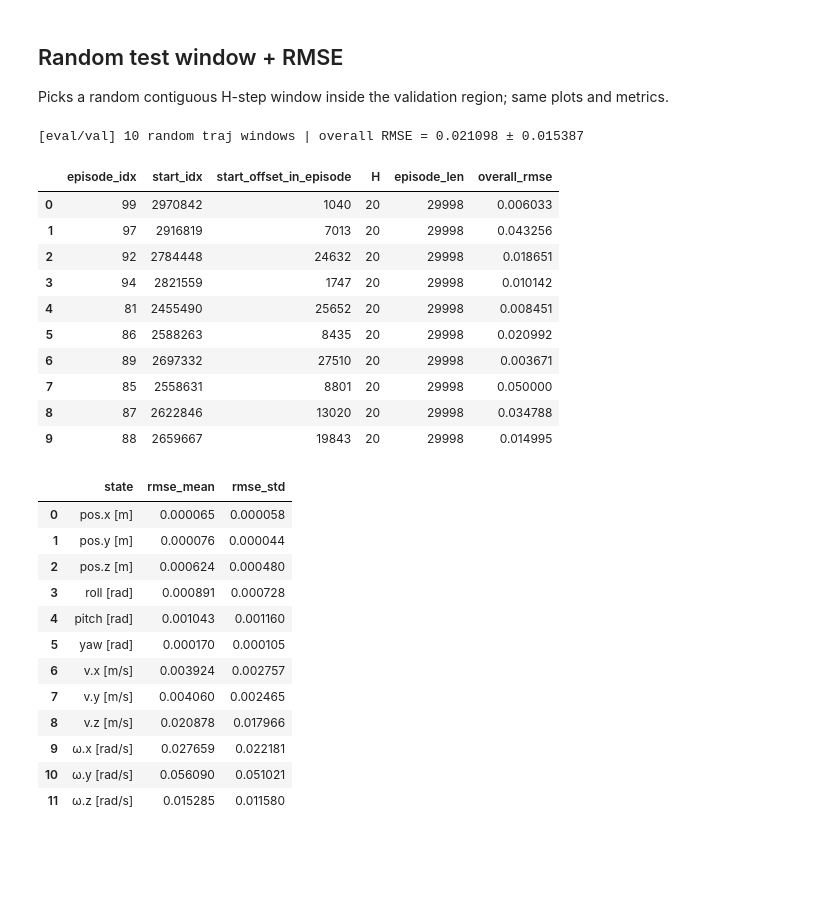
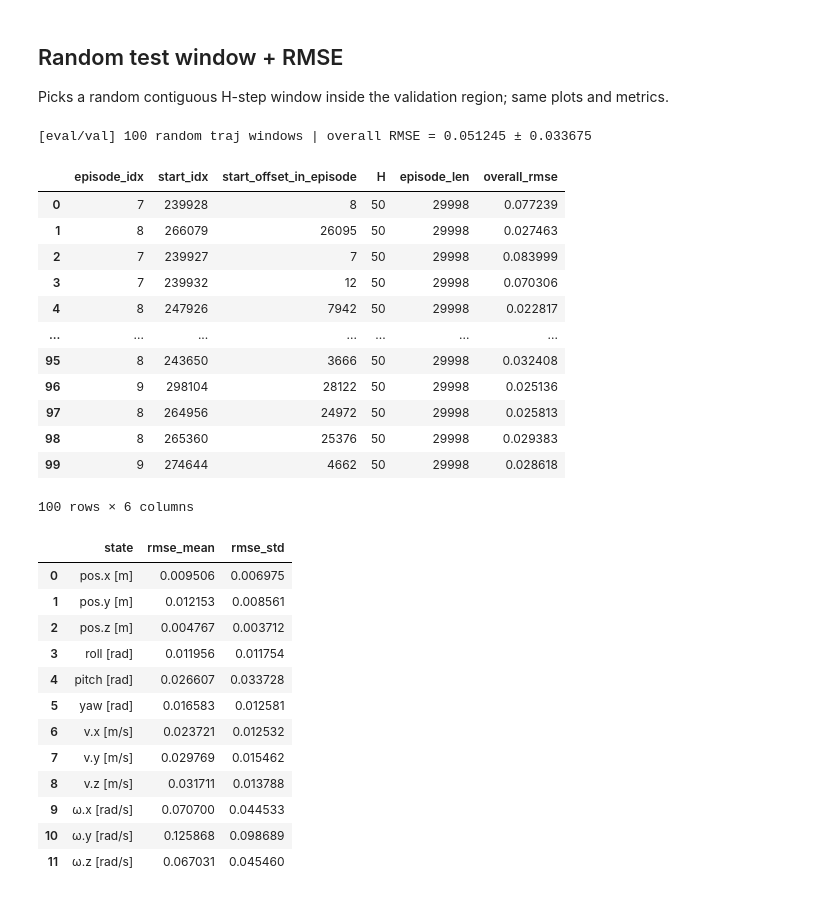
Before and after one commit to sriram-2502/quad_koopman_mpc, a Jupyter notebook: simulation/edmd/edmd_runner_experiment.ipynb, the cells around one changed output. Drawn from its saved outputs; the diff is of its cells as text; code cells hidden in the pictures; blank space fills up the shorter version.

```diff
--- a/simulation/edmd/edmd_runner_experiment.ipynb
+++ b/simulation/edmd/edmd_runner_experiment.ipynb
@@ -12,12 +12,13 @@ from pathlib import Path
 EXP_FILE = Path("../../datasets/go1/flat_terrain/experiment8.h5")  # <<< edit if needed
 
 # EDMD hyperparameters
-P_MAX   = 5            # max polynomial degree for EDMD
+P_MAX   = 7            # max polynomial degree for EDMD
 L2_REG  = 1e-6         # l2 regularization for EDMD
 VAL_FR  = 0.2          # fraction of data for validation
-H       = 20           # prediction horizon for open lop eval
-SEED    = 42           # used for random test window
+H       = 50           # prediction horizon for open lop eval
+SEED    = 1354           # used for random test window
 RANDOM_DEGREES = False # if your eval expects degrees for angles, set True
+N_WINDOWS = 100  # how many random traj windows to evaluate
 
 print("[config] exp file:", EXP_FILE.resolve())
 print("[config] EDMD: p_max={}, l2_reg={}, val_frac={}, H={}, seed={}".format(P_MAX, L2_REG, VAL_FR, H, SEED))
@@ -177,8 +213,6 @@ def rmse_table(rmse_per_state: np.ndarray, labels=None, k: int | None = None) ->
 # ---- Eval on 10 random validation TRAJECTORIES (windows confined within a single episode) ----
 import numpy as np, pandas as pd, h5py
 from pathlib import Path
-
-N_WINDOWS = 10  # how many random traj windows to evaluate
 
 # --- helper: get episode transition slices (start,length) for the flattened X0/X1/U0 ---
 def episode_transition_slices(h5_path: Path):
@@ -283,55 +317,57 @@ for w in windows:
         "start_idx": w["start_idx"],
         "start_offset_in_episode": w["offset"],
         "H": w["H_eff"],
         "episode_len": w["ep_len"],
         "overall_rmse": float(overall),
     })
 
 per_window_rmse = np.vstack(per_window_rmse)
 overall_arr     = np.asarray(overall_list)
 
 # --- aggregate mean ± std across the 10 random windows ---
 mean_rmse_s = per_window_rmse.mean(axis=0)
 std_rmse_s  = per_window_rmse.std(axis=0, ddof=0)
 mean_overall = float(overall_arr.mean())
 std_overall  = float(overall_arr.std(ddof=0))
 
 # --- report ---
 print(f"[eval/val] {len(windows)} random traj windows | overall RMSE = {mean_overall:.6f} ± {std_overall:.6f}")
 df_used = pd.DataFrame(used_rows)
 display(df_used)
 
 labels_eval = labels_w[:len(mean_rmse_s)] if "labels_w" in locals() else [f"x{i}" for i in range(len(mean_rmse_s))]
 df_perstate = pd.DataFrame({
     "state": labels_eval,
     "rmse_mean": mean_rmse_s,
     "rmse_std": std_rmse_s,
 })
 display(df_perstate.head(12))
 # %% [output]
-[eval/val] 10 random traj windows | overall RMSE = 0.021098 ± 0.015387
+[eval/val] 100 random traj windows | overall RMSE = 0.051245 ± 0.033675
 |  | episode_idx | start_idx | start_offset_in_episode | H | episode_len | overall_rmse |
-| 0 | 99 | 2970842 | 1040 | 20 | 29998 | 0.006033 |
-| 1 | 97 | 2916819 | 7013 | 20 | 29998 | 0.043256 |
-| 2 | 92 | 2784448 | 24632 | 20 | 29998 | 0.018651 |
-| 3 | 94 | 2821559 | 1747 | 20 | 29998 | 0.010142 |
-| 4 | 81 | 2455490 | 25652 | 20 | 29998 | 0.008451 |
-| 5 | 86 | 2588263 | 8435 | 20 | 29998 | 0.020992 |
-| 6 | 89 | 2697332 | 27510 | 20 | 29998 | 0.003671 |
-| 7 | 85 | 2558631 | 8801 | 20 | 29998 | 0.050000 |
-| 8 | 87 | 2622846 | 13020 | 20 | 29998 | 0.034788 |
-| 9 | 88 | 2659667 | 19843 | 20 | 29998 | 0.014995 |
+| 0 | 7 | 239928 | 8 | 50 | 29998 | 0.077239 |
+| 1 | 8 | 266079 | 26095 | 50 | 29998 | 0.027463 |
+| 2 | 7 | 239927 | 7 | 50 | 29998 | 0.083999 |
+| 3 | 7 | 239932 | 12 | 50 | 29998 | 0.070306 |
+| 4 | 8 | 247926 | 7942 | 50 | 29998 | 0.022817 |
+| ... | ... | ... | ... | ... | ... | ... |
+| 95 | 8 | 243650 | 3666 | 50 | 29998 | 0.032408 |
+| 96 | 9 | 298104 | 28122 | 50 | 29998 | 0.025136 |
+| 97 | 8 | 264956 | 24972 | 50 | 29998 | 0.025813 |
+| 98 | 8 | 265360 | 25376 | 50 | 29998 | 0.029383 |
+| 99 | 9 | 274644 | 4662 | 50 | 29998 | 0.028618 |
+100 rows × 6 columns
 |  | state | rmse_mean | rmse_std |
-| 0 | pos.x [m] | 0.000065 | 0.000058 |
-| 1 | pos.y [m] | 0.000076 | 0.000044 |
-| 2 | pos.z [m] | 0.000624 | 0.000480 |
-| 3 | roll [rad] | 0.000891 | 0.000728 |
-| 4 | pitch [rad] | 0.001043 | 0.001160 |
-| 5 | yaw [rad] | 0.000170 | 0.000105 |
-| 6 | v.x [m/s] | 0.003924 | 0.002757 |
-| 7 | v.y [m/s] | 0.004060 | 0.002465 |
-| 8 | v.z [m/s] | 0.020878 | 0.017966 |
-| 9 | ω.x [rad/s] | 0.027659 | 0.022181 |
-| 10 | ω.y [rad/s] | 0.056090 | 0.051021 |
-| 11 | ω.z [rad/s] | 0.015285 | 0.011580 |
+| 0 | pos.x [m] | 0.009506 | 0.006975 |
+| 1 | pos.y [m] | 0.012153 | 0.008561 |
+| 2 | pos.z [m] | 0.004767 | 0.003712 |
+| 3 | roll [rad] | 0.011956 | 0.011754 |
+| 4 | pitch [rad] | 0.026607 | 0.033728 |
+| 5 | yaw [rad] | 0.016583 | 0.012581 |
+| 6 | v.x [m/s] | 0.023721 | 0.012532 |
+| 7 | v.y [m/s] | 0.029769 | 0.015462 |
+| 8 | v.z [m/s] | 0.031711 | 0.013788 |
+| 9 | ω.x [rad/s] | 0.070700 | 0.044533 |
+| 10 | ω.y [rad/s] | 0.125868 | 0.098689 |
+| 11 | ω.z [rad/s] | 0.067031 | 0.045460 |
 # %%
```
Also changed, not shown: parts of 6 cells of this notebook, 17 other files.
